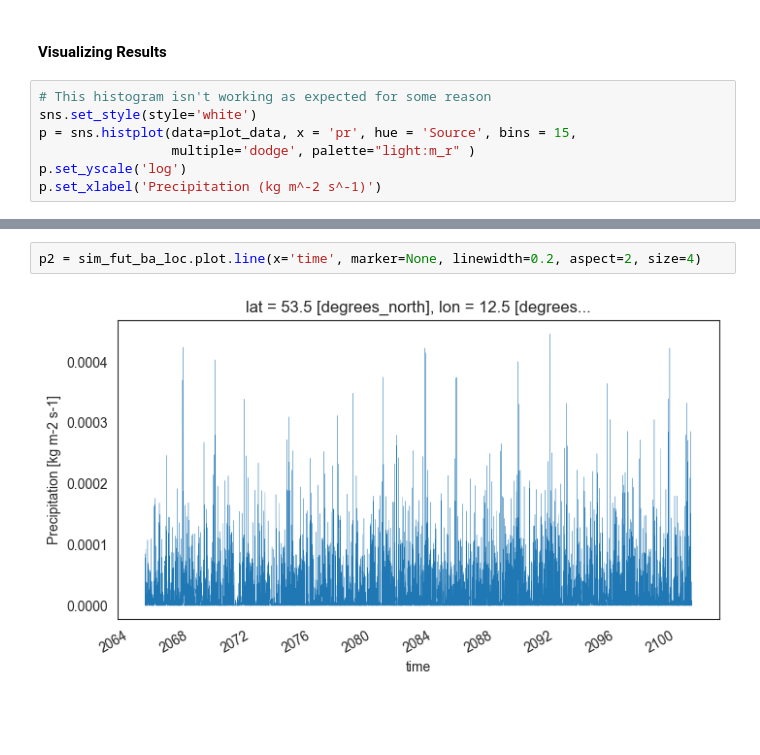
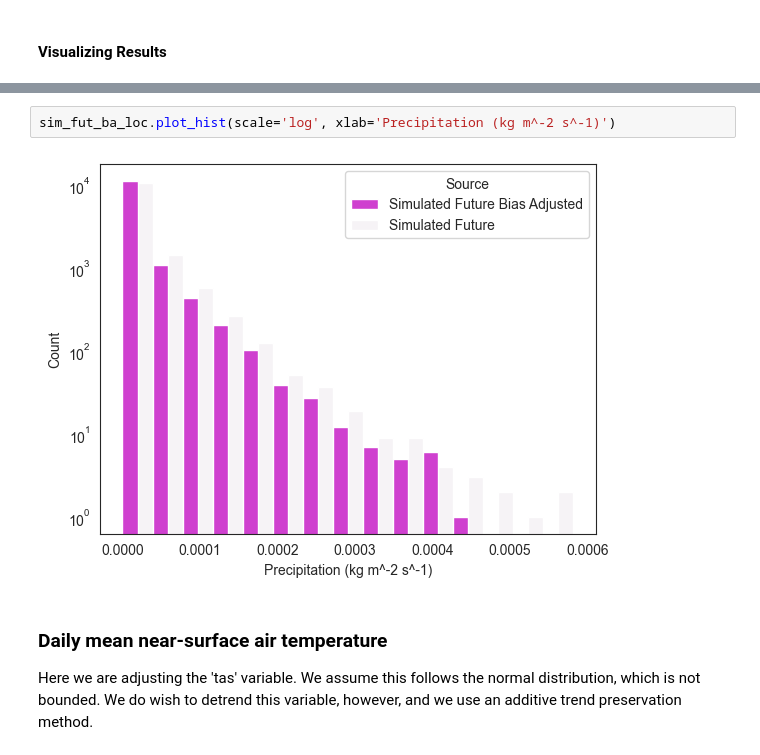
Before and after one commit to JGCRI/basd, a Jupyter notebook: notebooks/quickstarter.ipynb, the cells around one changed output, grey strips where cells are left out. Drawn from its saved outputs; the diff is of its cells as text; blank space fills up the shorter version.

```diff
--- a/notebooks/quickstarter.ipynb
+++ b/notebooks/quickstarter.ipynb
@@ -73,9 +35,2 @@ plot_data = pd.concat([sf_df, sfba_df], ignore_index=True)
 # %% [markdown]
 #### Visualizing Results
-# %%
-# This histogram isn't working as expected for some reason
-sns.set_style(style='white')
-p = sns.histplot(data=plot_data, x = 'pr', hue = 'Source', bins = 15,
-                 multiple='dodge', palette="light:m_r" )
-p.set_yscale('log')
-p.set_xlabel('Precipitation (kg m^-2 s^-1)')
@@ -89,4 +37,7 @@ p1 = sim_fut_loc.plot.line(x='time', marker=None, linewidth=0.2, aspect=2, size=
-# %%
-p2 = sim_fut_ba_loc.plot.line(x='time', marker=None, linewidth=0.2, aspect=2, size=4)
-# %% [output]
-[figure, removed]
+# %%
+sim_fut_ba_loc.plot_hist(scale='log', xlab='Precipitation (kg m^-2 s^-1)')
+# %% [output]
+[figure, added]
+# %% [markdown]
+### Daily mean near-surface air temperature
+Here we are adjusting the 'tas' variable. We assume this follows the normal distribution, which is not bounded. We do wish to detrend this variable, however, and we use an additive trend preservation method.
```
Also changed, not shown: parts of 13 cells of this notebook.
